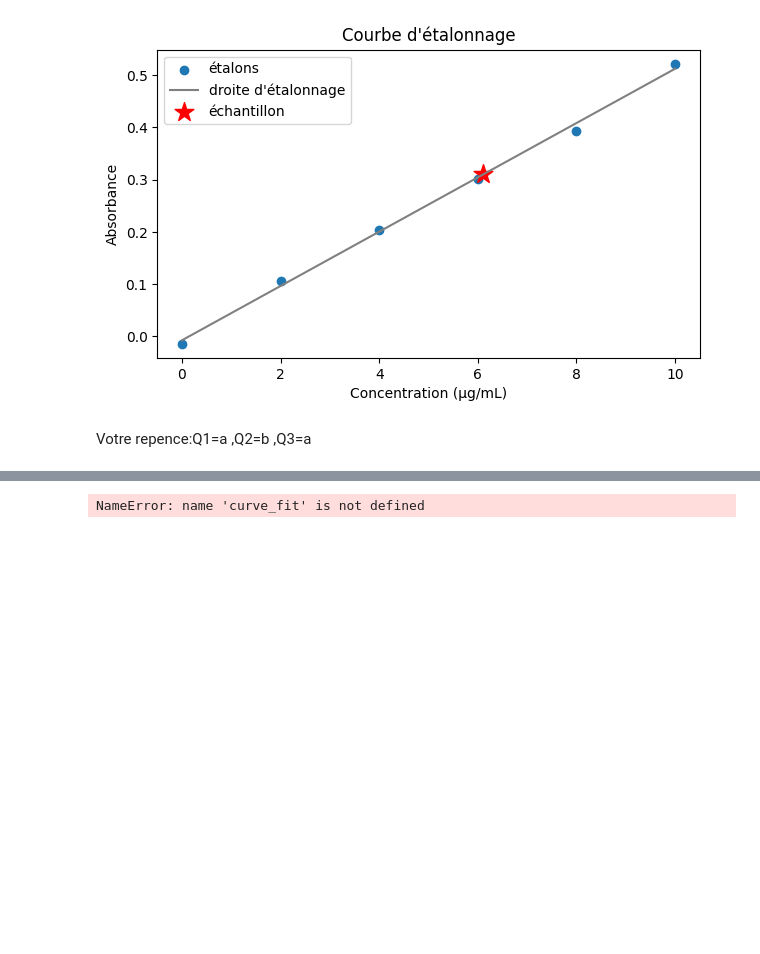
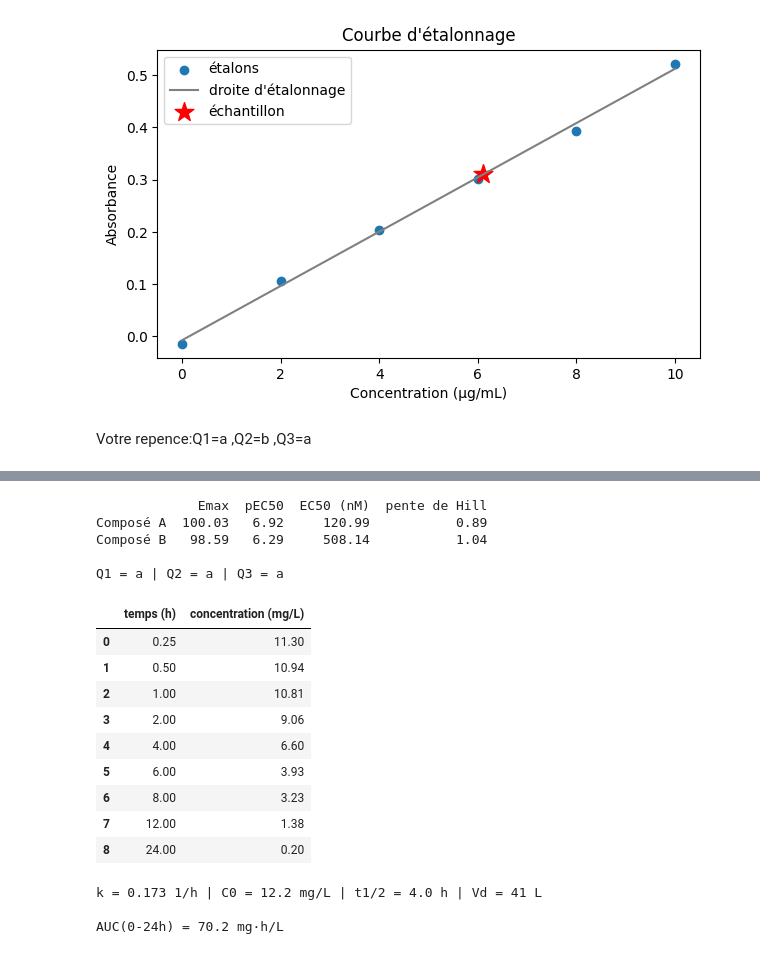
Before and after one commit to Douaa-Nozomi/cytokine-analysis, a Jupyter notebook: tp2_open_science.ipynb, the cells around one changed output, grey strips where cells are left out. Saved outputs shown, nothing was run; the diff lists cells and outputs as text; code cells hidden in the pictures; blank space fills up the shorter version.

```diff
--- a/tp2_open_science.ipynb
+++ b/tp2_open_science.ipynb
@@ -95,13 +139,49 @@ pd.DataFrame({"logC": logC, "effet A (%)": effet_A, "effet B (%)": effet_B})
 # %%
-# Composé A
 pA, _ = curve_fit(hill, logC, effet_A, p0=[0, 100, -7, 1])
-EC50_A = 10 ** pA[2] * 1e9 # en nM
-# Composé B : même chose avec la deuxième série d'effets
+EC50_A = 10 ** pA[2] * 1e9
+
 pB, _ = curve_fit(hill, logC, effet_B, p0=[0, 100, -7, 1])
-# en nM (indice : le logEC50 est le 3e paramètre, pB[2])
 EC50_B = 10 ** pB[2] * 1e9
-tableau = pd.DataFrame({"Emax": [pA[1], pB[1]], "pEC50": [-pA[2], -pB[2]],
-"EC50 (nM)": [EC50_A, EC50_B], "pente de Hill": [pA[3], pB[3]]},
-index=["Composé A", "Composé B"]).round(2)
+
+tableau = pd.DataFrame({"Emax": [pA[1], pB[1]], "pEC50": [-pA[2], -pB[2]], "EC50 (nM)": [EC50_A, EC50_B], "pente de Hill": [pA[3], pB[3]]}, index=["Composé A", "Composé B"]).round(2)
+print(tableau, "\n")
+
+# Votre réponse Partie 3
+print("Q1 = a | Q2 = a | Q3 = a")
 # %% [output]
-NameError: name 'curve_fit' is not defined
+             Emax  pEC50  EC50 (nM)  pente de Hill
+Composé A  100.03   6.92     120.99           0.89
+Composé B   98.59   6.29     508.14           1.04
+
+Q1 = a | Q2 = a | Q3 = a
+# %%
+dose = 500 # mg
+t = np.array([0.25, 0.5, 1, 2, 4, 6, 8, 12, 24]) # h
+conc_pl = (12.5 * np.exp(-0.173 * t) * rng.normal(1, 0.05, t.size)).round(2) # mg/L
+pk = pd.DataFrame({"temps (h)": t, "concentration (mg/L)": conc_pl})
+pk
+# %% [output]
+|  | temps (h) | concentration (mg/L) |
+| 0 | 0.25 | 11.30 |
+| 1 | 0.50 | 10.94 |
+| 2 | 1.00 | 10.81 |
+| 3 | 2.00 | 9.06 |
+| 4 | 4.00 | 6.60 |
+| 5 | 6.00 | 3.93 |
+| 6 | 8.00 | 3.23 |
+| 7 | 12.00 | 1.38 |
+| 8 | 24.00 | 0.20 |
+# %%
+ln_conc = np.log(conc_pl)
+pente_pk, ordonnee_pk = np.polyfit(t, ln_conc, 1)
+k = -pente_pk
+C0 = np.exp(ordonnee_pk)
+t_demi = np.log(2) / k
+Vd = dose / C0
+print(f"k = {k:.3f} 1/h | C0 = {C0:.1f} mg/L | t1/2 = {t_demi:.1f} h | Vd = {Vd:.0f} L\n")
+AUC = np.sum((conc_pl[:-1] + conc_pl[1:]) / 2 * np.diff(t))
+print(f"AUC(0-24h) = {AUC:.1f} mg·h/L")
+# %% [output]
+k = 0.173 1/h | C0 = 12.2 mg/L | t1/2 = 4.0 h | Vd = 41 L
+
+AUC(0-24h) = 70.2 mg·h/L
```
Also changed, not shown: parts of 5 cells of this notebook.
